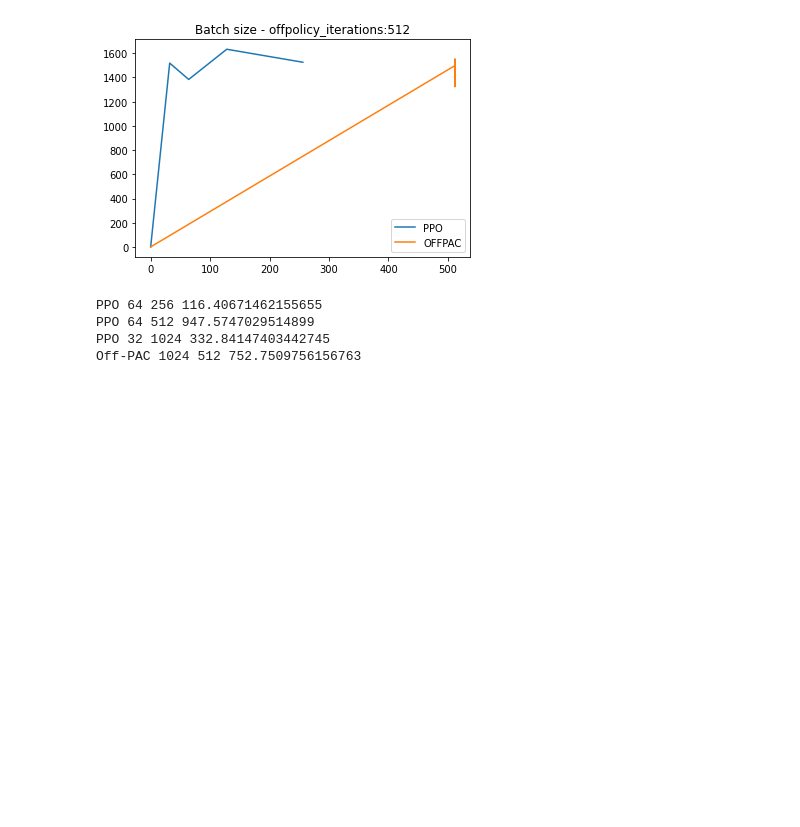
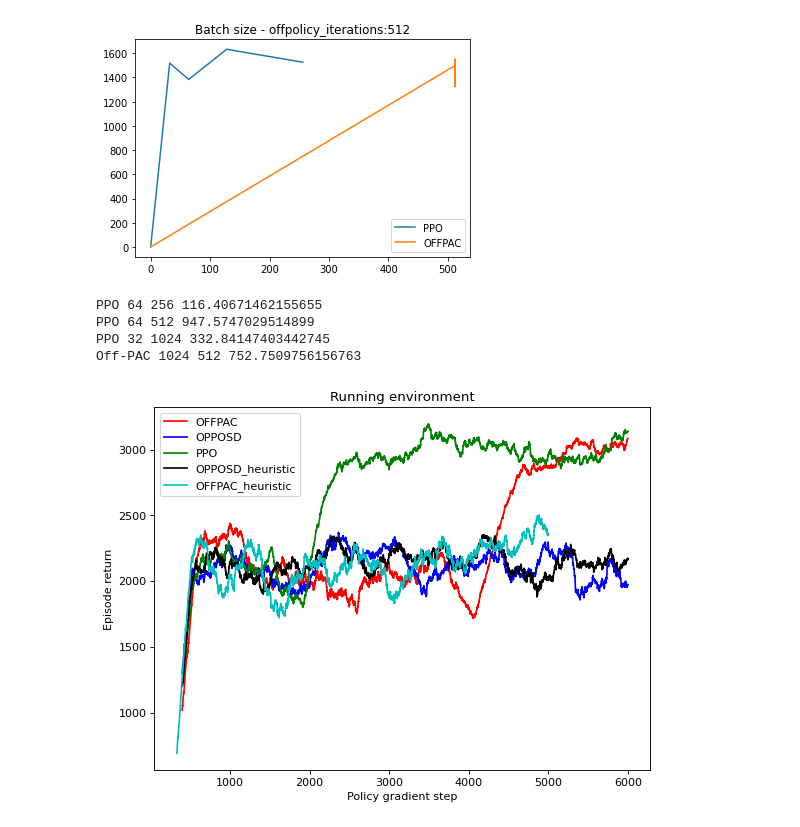
Before and after one commit to jemolano1498/OPPOSD_algorithm, a Jupyter notebook: Model/RL-Agents_experiments.ipynb, the cells around one changed output. Cells and saved outputs as stored; diff of their text form; code cells hidden in the pictures; blank space fills up the shorter version.

```diff
--- a/Model/RL-Agents_experiments.ipynb
+++ b/Model/RL-Agents_experiments.ipynb
@@ -211,12 +273,12 @@ params = default_params()
 params['offpolicy_iterations'] = 10
 params['plot_train_samples'] = False
 params['plot_frequency'] = 4
-params['max_batch_episodes'] = int(200)
+params['max_batch_episodes'] = int(batch_episodes)
 params['batch_size'] = int(1e5)
 params['mini_batch_size'] = 200
 params['opposd'] = True
 params['opposd_iterations'] = 50
-params['epsilon_start'] = 0.05
+params['epsilon_start'] = start_epsilon
 env = EnvWrapper(params.get('pref_pace'), params.get('target_pace'))
 n_actions, state_dim = params.get('num_actions'), params.get('states_shape')[0]
 
@@ -230,7 +292,6 @@ try:
     experiment.run(experiments_batch)
 except KeyboardInterrupt:
     experiment.close()
-experiment.plot_training()
 
 return_dict.update({'model' : 'OPPOSD',
                             'experiment': experiment})
@@ -243,12 +304,12 @@ params = default_params()
 params['offpolicy_iterations'] = 10
 params['plot_train_samples'] = False
 params['plot_frequency'] = 4
-params['max_batch_episodes'] = int(200)
+params['max_batch_episodes'] = int(batch_episodes)
 params['batch_size'] = int(1e5)
 params['mini_batch_size'] = 200
 params['opposd'] = False
 params['opposd_iterations'] = 50
-params['epsilon_start'] = 0.05
+params['epsilon_start'] = start_epsilon
 env = EnvWrapper(params.get('pref_pace'), params.get('target_pace'))
 n_actions, state_dim = params.get('num_actions'), params.get('states_shape')[0]
 
@@ -262,7 +323,6 @@ try:
     experiment.run(experiments_batch)
 except KeyboardInterrupt:
     experiment.close()
-experiment.plot_training()
 
 return_dict.update({'model' : 'OFFPAC',
                             'experiment': experiment})
@@ -470,3 +559,37 @@ PPO 64 256 116.40671462155655
 PPO 64 512 947.5747029514899
 PPO 32 1024 332.84147403442745
 Off-PAC 1024 512 752.7509756156763
+# %%
+import numpy as np
+from numpy import genfromtxt
+experiments = []
+for name in ['OFFPAC', 'OPPOSD', 'PPO', 'OPPOSD_heuristic', 'OFFPAC_heuristic']:
+    return_dict = {}
+    my_data = genfromtxt('%s.csv'%name, delimiter=',')
+    return_dict.update({'model' : name,
+                        'data': my_data})
+    experiments = np.append(experiments, return_dict)
+# %%
+def plot_experiments(experiments):
+    # sns.set()
+    colors = ['r', 'b', 'g', 'k', 'c']
+    plt.figure(figsize=(8, 6), dpi=80)
+    i = 0
+    for exp in experiments:
+        # Smooth curves
+        window = max(int(len(exp['data']) / 15), 1)
+        # if len(exp.episode_losses) < window + 2: return
+        returns = np.convolve(exp['data'], np.ones(window) / window, 'valid')
+        # Determine x-axis based on samples or episodes
+        x_returns = [i + window for i in range(len(returns))]
+        plt.plot(x_returns, returns, colors[i], label=exp['model'])
+        plt.xlabel('Policy gradient step')
+        plt.ylabel('Episode return')
+        i+=1
+    plt.legend()
+    plt.title('Running environment')
+    plt.savefig('running_comp.pdf')
+# %%
+plot_experiments(experiments)
+# %% [output]
+[figure, added]
```
Also changed, not shown: parts of 11 cells of this notebook, 10 other files.
